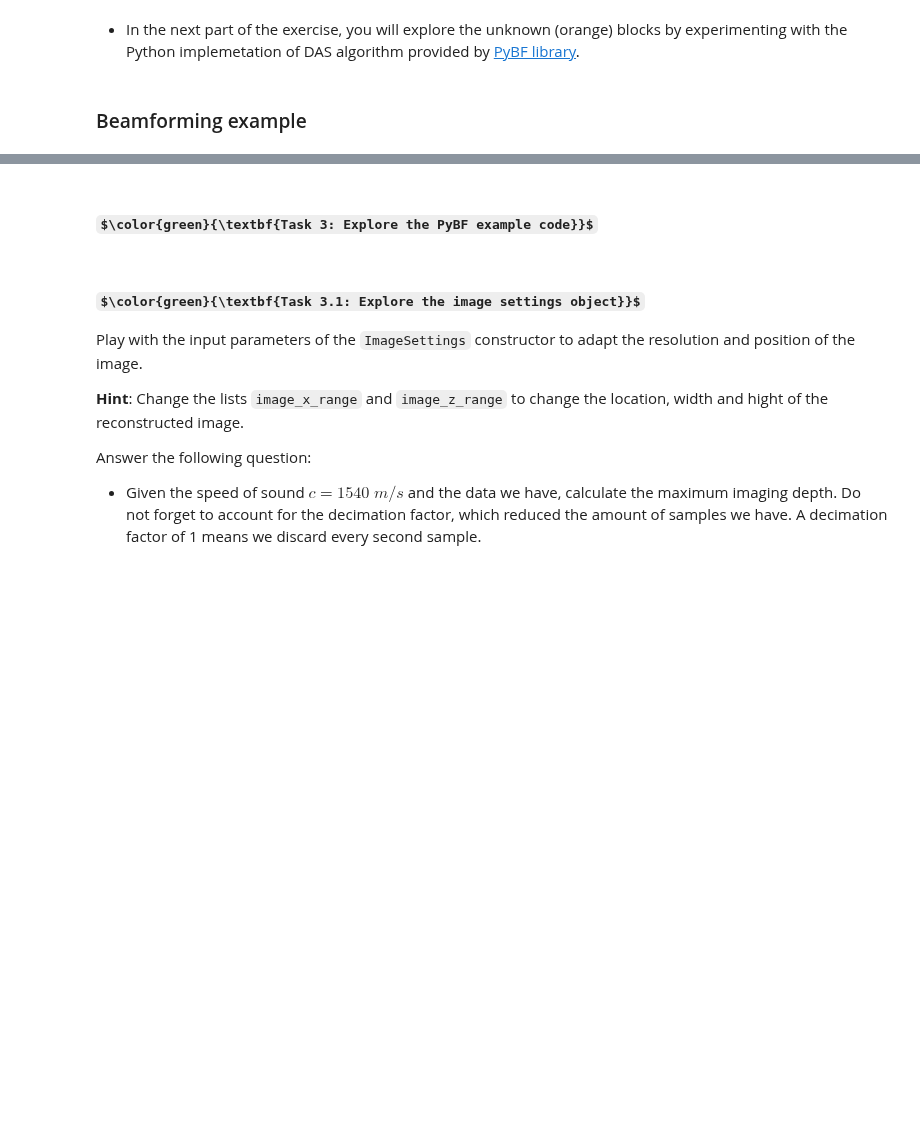
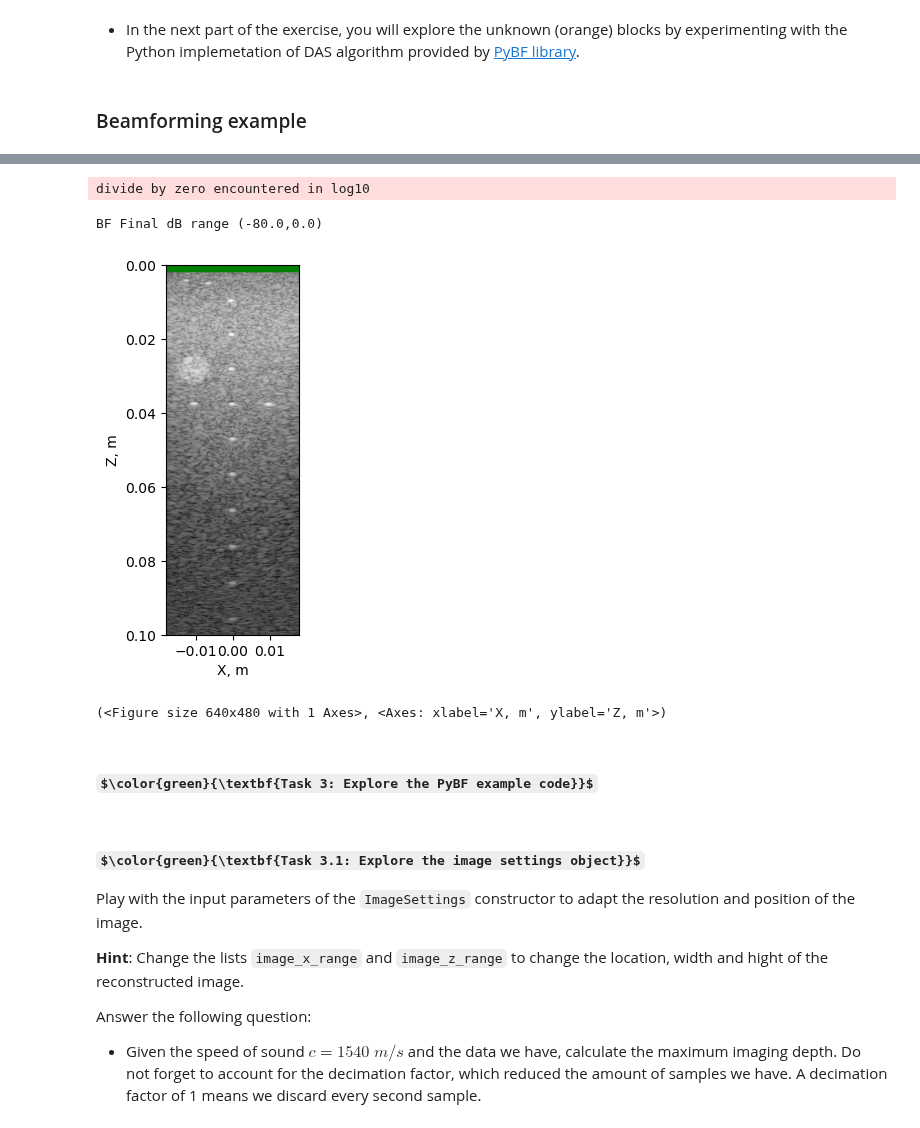
Before and after one commit to FlowMotioning/Beamforming, a Jupyter notebook: juypter/main notebook.ipynb, the cells around one changed output, grey strips where cells are left out. Saved outputs shown, nothing was run; the diff lists cells and outputs as text; code cells hidden in the pictures; some formulas as TeX source; blank space fills up the shorter version.

```diff
--- a/juypter/main notebook.ipynb
+++ b/juypter/main notebook.ipynb
@@ -293,4 +2,0 @@ f_data, gauss_env,t = get_test_signal(f_signal, f_s, sigma, phi)
-# %%
-# Parameters of the IQ demodulation
-# Sampling rate reduction rate f_sampling_new = f_sampling/decimation_factor
-decimation_factor = 10
@@ -692,0 +184,14 @@ img_data = bf.beamform(rf_data[active_elements])
+# %%
+# cannot use relative imports in jupyter notebooks
+import sys, os
+import numpy as np
+# sys.path.append(os.path.join(os.path.dirname(__file__), '/..', '/python'))
+sys.path.append('pybf')
+sys.path.append('../python')
+
+from pybf.pybf.visualization import plot_image
+from beamformer import Delay_and_Sum_Beamformer
+
+DAS = Delay_and_Sum_Beamformer(path_to_data = 'raw_data_beamforming.csv')
+
+params = DAS.run_beamformer()
@@ -693,17 +209,26 @@ img_data = bf.beamform(rf_data[active_elements])
 # %%
+# remove img_data from params, because it already passed to plot_image (through np.abs)
+filtered_params = {k: v for k, v in params.items() if k != 'img_data'}
+plot_image(np.abs(params['img_data']), **filtered_params)
+
 # Plot image and save it.
-plot_image(np.abs(img_data),
-           scatters_coords_xz=None,
-           elements_coords_xz=trans.elements_coords,
-           framework='matplotlib',
-           title='Sample Image',
-           image_x_range=image_x_range,
-           image_z_range=image_z_range,
-           db_range=50,
-           colorscale='Greys',
-           save_fig=False,
-           show=True,
-           path_to_save='.')
+# plot_image(np.abs(params.img_data),
+#            scatters_coords_xz=None,
+#            elements_coords_xz=trans.elements_coords,
+#            framework='matplotlib',
+#            title='Sample Image',
+#            image_x_range=image_x_range,
+#            image_z_range=image_z_range,
+#            db_range=50,
+#            colorscale='Greys',
+#            save_fig=False,
+#            show=True,
+#            path_to_save='.')
+# %% [output]
+divide by zero encountered in log10
+BF Final dB range (-80.0,0.0)
+[figure, added]
+(<Figure size 640x480 with 1 Axes>, <Axes: xlabel='X, m', ylabel='Z, m'>)
 # %% [markdown]
 ## $\color{green}{\textbf{Task 3: Explore the PyBF example code}}$
 # %% [markdown]
```
Also changed, not shown: parts of 66 cells of this notebook, 1 other file.
